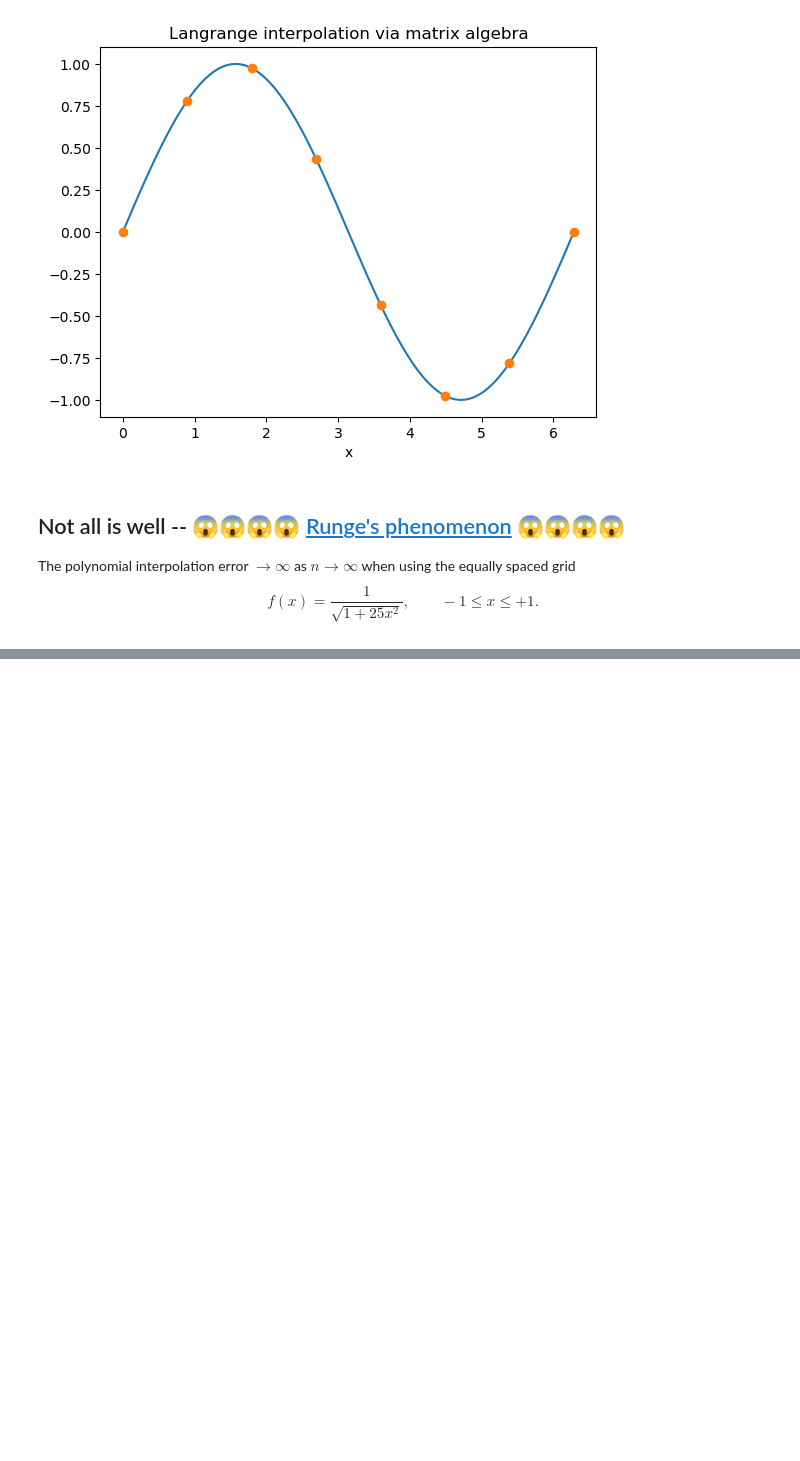
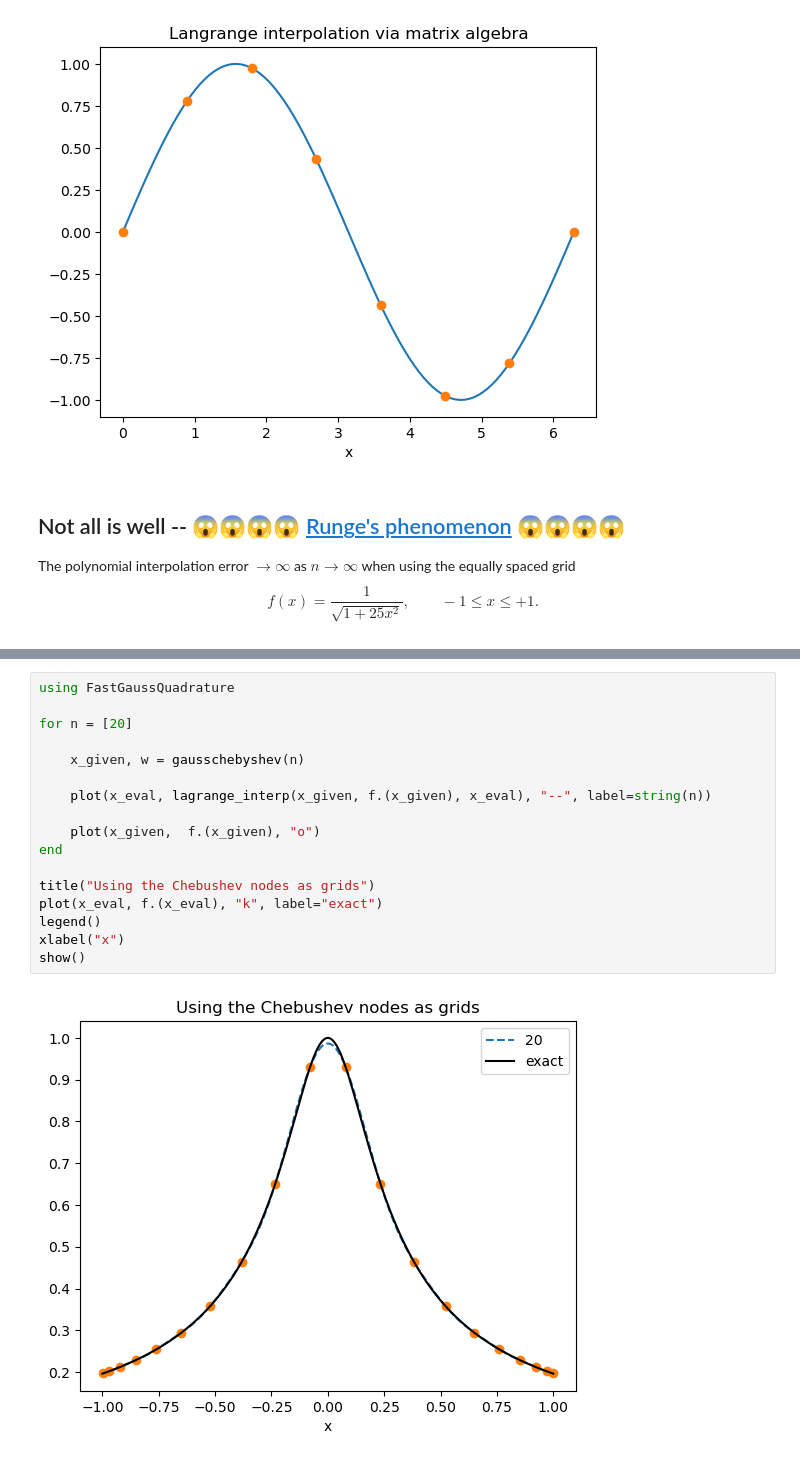
Before and after one commit to tkeegan12/Course_Computational_Physics_and_Engineering, a Jupyter notebook: Module5_Interpolation_and_Curve_fitting.ipynb, the cells around one changed output, grey strips where cells are left out. Cells and saved outputs as stored; diff of their text form; blank space fills up the shorter version.

```diff
--- a/Module5_Interpolation_and_Curve_fitting.ipynb
+++ b/Module5_Interpolation_and_Curve_fitting.ipynb
@@ -163,0 +172,19 @@ show()
+# %%
+using FastGaussQuadrature
+
+for n = [20]
+
+    x_given, w = gausschebyshev(n)
+
+    plot(x_eval, lagrange_interp(x_given, f.(x_given), x_eval), "--", label=string(n))
+
+    plot(x_given,  f.(x_given), "o")
+end
+
+title("Using the Chebushev nodes as grids")
+plot(x_eval, f.(x_eval), "k", label="exact")
+legend()
+xlabel("x")
+show()
+# %% [output]
+[figure, added]
```
Also changed, not shown: parts of 7 cells of this notebook.
